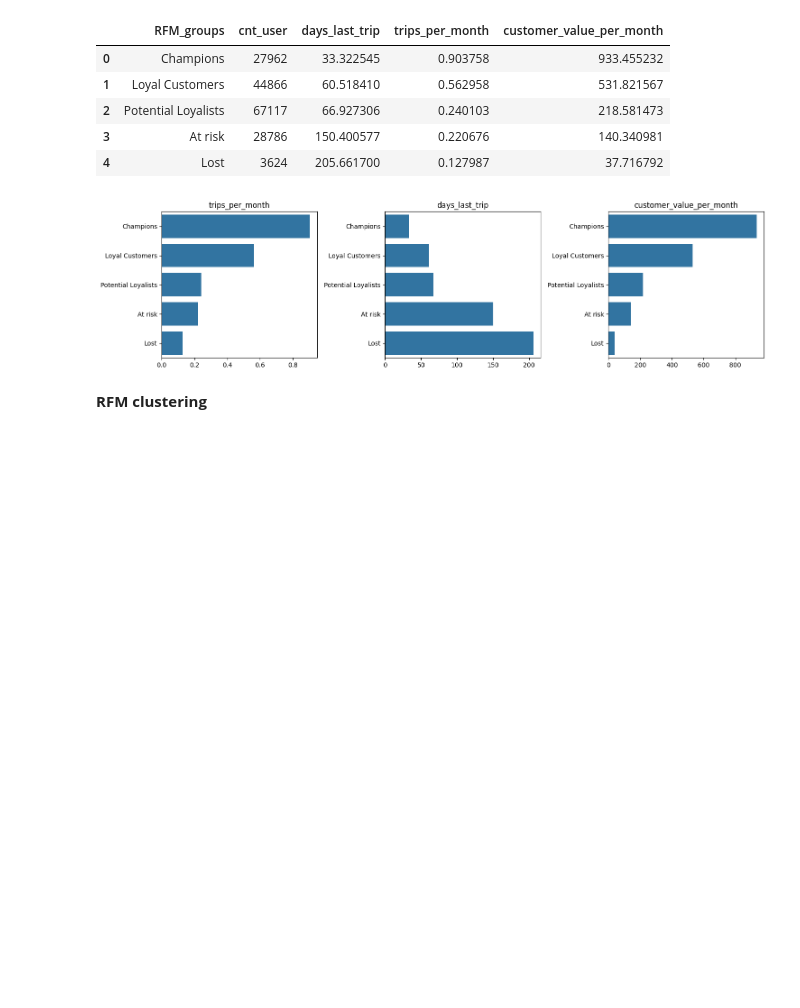
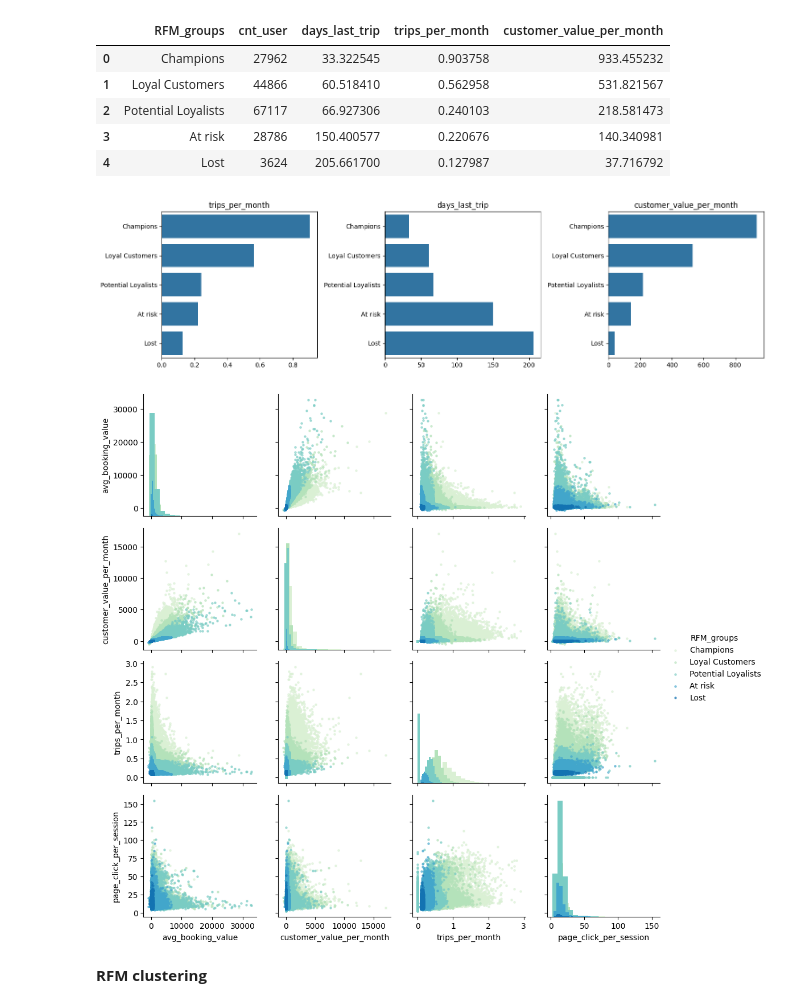
Before and after one commit to bfreiheit/customer_segmentation, a Jupyter notebook: notebooks/RFM.ipynb, the cells around one changed output. Cells and saved outputs as stored; diff of their text form; code cells hidden in the pictures; blank space fills up the shorter version.

Commit message:
reformat data model

```diff
--- a/notebooks/RFM.ipynb
+++ b/notebooks/RFM.ipynb
@@ -114,6 +114,17 @@ plt.tight_layout()
 plt.show()
 # %% [output]
 [figure]
+# %%
+metrics = ["RFM_groups", "avg_booking_value", "customer_value_per_month", "trips_per_month", "page_click_per_session"]
+cohort_sub = cohort[metrics]
+
+g = sns.PairGrid(data=cohort_sub, hue="RFM_groups", palette="GnBu")
+g = g.map_diag(plt.hist, bins=20, linewidth=2)
+g = g.map_offdiag(plt.scatter, s=5, alpha=0.6)
+g = g.add_legend()
+plt.show()
+# %% [output]
+[figure, added]
 # %% [markdown]
 **RFM clustering**
 # %%
```
Also changed, not shown: parts of 1 cell of this notebook, 5 other files.
